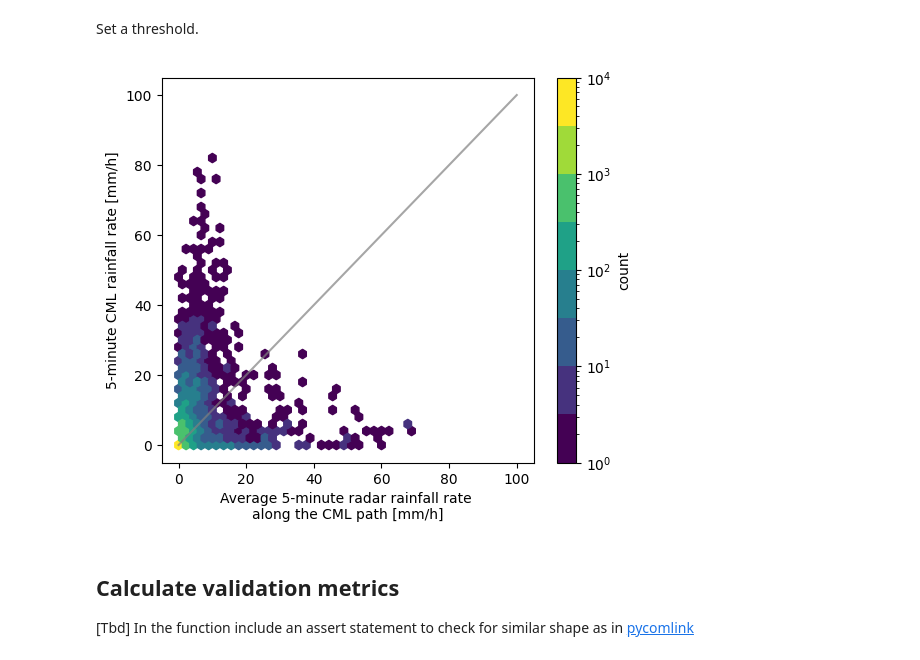
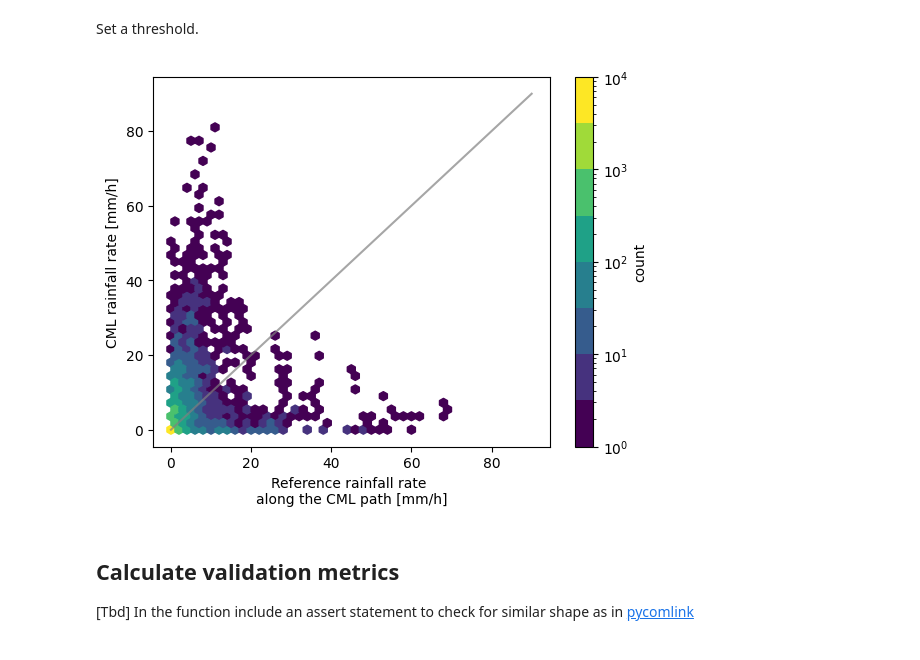
Before and after one commit to OpenSenseAction/poligrain, a Jupyter notebook: docs/notebooks/Example_validation.ipynb, the cells around one changed output. Cells and saved outputs as stored; diff of their text form; code cells hidden in the pictures.

```diff
--- a/docs/notebooks/Example_validation.ipynb
+++ b/docs/notebooks/Example_validation.ipynb
@@ -47,8 +50,14 @@ ds_cmls_5m = ds_cmls_5m.where(ds_cmls_5m.time.isin(radar_along_cml.time), drop=T
 # %%
+radar_along_cml = get_grid_at_lines(da_gridded_data=ds_radar.rainfall)
+
+ds_cmls_5m = ds_cmls_5m.where(ds_cmls_5m.time.isin(radar_along_cml.time), drop=True)
+
 sublink_0 = ds_cmls_5m.isel(sublink_id=0)
 sublink_1 = ds_cmls_5m.isel(sublink_id=1)
 
-cmls_flattened = np.concatenate([sublink_0.values.flatten(), sublink_1.values.flatten()])
+cmls_flattened = np.concatenate(
+    [sublink_0.values.flatten(), sublink_1.values.flatten()]
+)
 radar_flattened = np.tile(radar_along_cml.values.T.flatten(), 2)
 # %% [markdown]
 Set a threshold.
@@ -56,0 +66,10 @@ threshold = 0.0 #mm/h
+# %%
+fig, ax = plt.subplots()
+hx = plg.validation.plot_hexbin(
+    radar_flattened,
+    cmls_flattened,
+    ref_thr=threshold,
+    pred_thr=threshold,
+    ax=ax,)
+# %% [output]
+[figure, added]
@@ -57,27 +90,27 @@ threshold = 0.0 #mm/h
 # %%
-thresh_idx = (radar_flattened >= threshold) | (cmls_flattened >= threshold) # in the function be able to specify whether this is open or closed, and for reference, prediction, or both?
+# thresh_idx = (
+#     (radar_flattened >= threshold) | (cmls_flattened >= threshold)
+# )
 
-fig, ax = plt.subplots(figsize=(6, 5))
-hx = ax.hexbin(
-    radar_flattened[thresh_idx],
-    cmls_flattened[thresh_idx],
-    mincnt=1,
-    bins="log",
-    gridsize=45,
-    extent=(0, 100, 0, 100),
-)
-ax.plot([0, 100], [0, 100], color='gray', alpha=0.7)
-ax.set_xlabel('Average 5-minute radar rainfall rate \nalong the CML path [mm/h]');
-ax.set_ylabel('5-minute CML rainfall rate [mm/h]');
+# fig, ax = plt.subplots(figsize=(6, 5))
+# hx = ax.hexbin(
+#     radar_flattened[~thresh_idx],
+#     cmls_flattened[~thresh_idx],
+#     mincnt=1,
+#     bins="log",
+#     gridsize=45,
+#     extent=(0, 100, 0, 100),
+# )
+# ax.plot([0, 100], [0, 100], color="gray", alpha=0.7)
+# ax.set_xlabel("Average 5-minute radar rainfall rate \nalong the CML path [mm/h]")
+# ax.set_ylabel("5-minute CML rainfall rate [mm/h]")
 
-# make nice looking colorbar to avoid arbitrary coloring
-oom = int(np.ceil(np.log10(hx.get_clim()[1])))
-hx.set_clim([1, 10**oom])
-hx.set_cmap(plt.get_cmap('viridis', oom*2)) # 2 colors per order of magnitude
-cbar = fig.colorbar(hx)
-cbar.set_label('count')
+# # make nice looking colorbar to avoid arbitrary coloring
+# oom = int(np.ceil(np.log10(hx.get_clim()[1])))
+# hx.set_clim([1, 10**oom])
+# hx.set_cmap(plt.get_cmap("viridis", oom * 2))  # 2 colors per order of magnitude
+# cbar = plt.colorbar(hx, ax=ax)
+# cbar.set_label("count")
-# %% [output]
-[figure, removed]
 # %% [markdown]
 ## Calculate validation metrics
 [Tbd] In the function include an assert statement to check for similar shape as in [pycomlink](https://github.com/pycomlink/pycomlink/blob/master/pycomlink/validation/stats.py)
```
Also changed, not shown: parts of 26 cells of this notebook.
